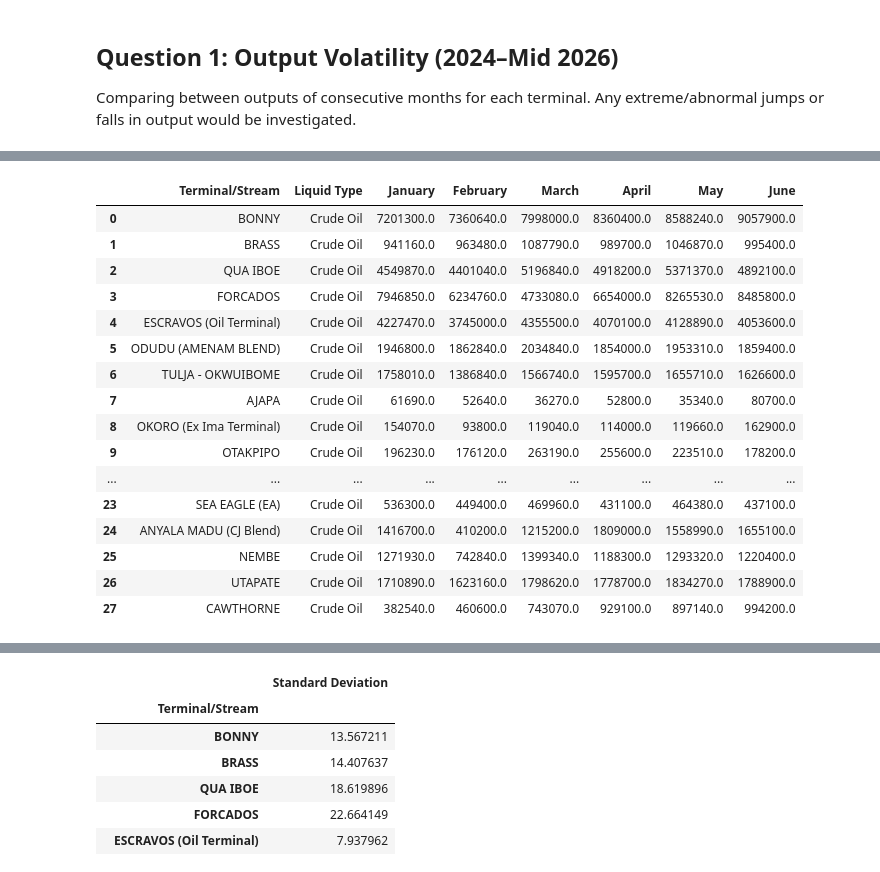
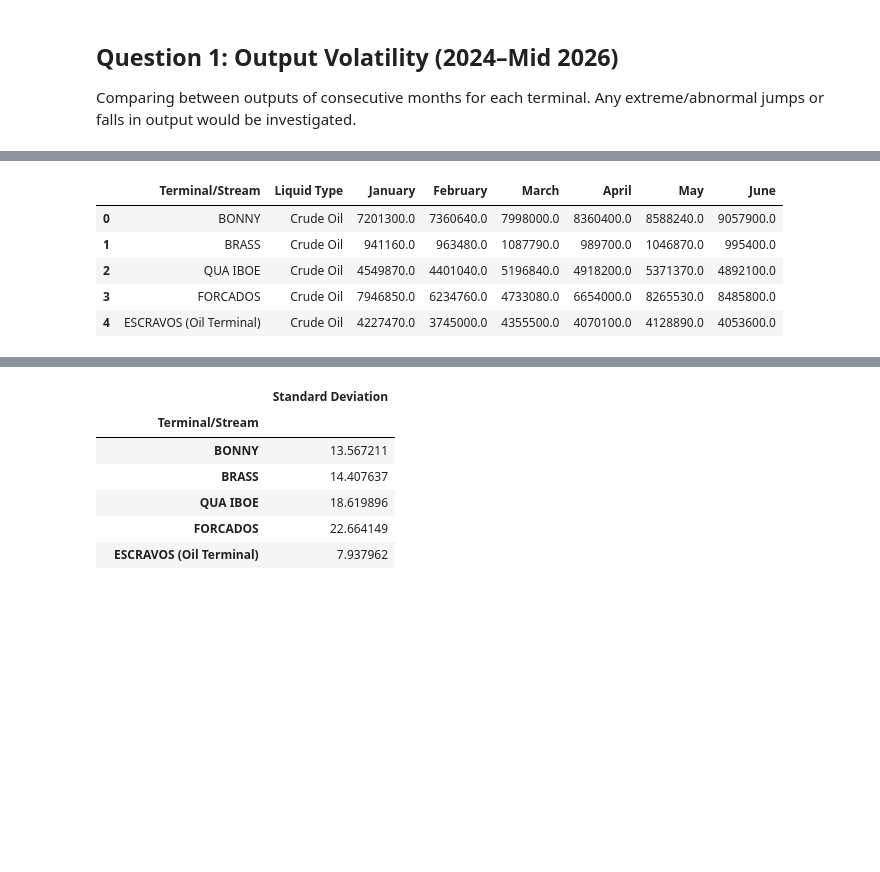
Before and after one commit to loteehenry/Oil-Production---Exploratory-Data-Analysis, a Jupyter notebook: notebooks/analysis.ipynb, the cells around one changed output, grey strips where cells are left out. Saved outputs shown, nothing was run; the diff lists cells and outputs as text; code cells hidden in the pictures; blank space fills up the shorter version.

```diff
--- a/notebooks/analysis.ipynb
+++ b/notebooks/analysis.ipynb
@@ -435,25 +435,14 @@ q1_df_2025.head()
 | 3 | FORCADOS | Crude Oil | 7997419.0 | 6919400.0 | 5798465.0 | 8409659.0 | 7089537.0 | 7901129.0 | 8059799.0 | 8084121.0 | ... |
 | 4 | ESCRAVOS (Oil Terminal) | Crude Oil | 4261436.0 | 3794400.0 | 4186992.0 | 4082589.0 | 4439405.0 | 4047894.0 | 4335432.0 | 4080954.0 | ... |
 # %%
-q1_df_2026
+q1_df_2026.head()
 # %% [output]
 |  | Terminal/Stream | Liquid Type | January | February | March | April | May | June |
 | 0 | BONNY | Crude Oil | 7201300.0 | 7360640.0 | 7998000.0 | 8360400.0 | 8588240.0 | 9057900.0 |
 | 1 | BRASS | Crude Oil | 941160.0 | 963480.0 | 1087790.0 | 989700.0 | 1046870.0 | 995400.0 |
 | 2 | QUA IBOE | Crude Oil | 4549870.0 | 4401040.0 | 5196840.0 | 4918200.0 | 5371370.0 | 4892100.0 |
 | 3 | FORCADOS | Crude Oil | 7946850.0 | 6234760.0 | 4733080.0 | 6654000.0 | 8265530.0 | 8485800.0 |
 | 4 | ESCRAVOS (Oil Terminal) | Crude Oil | 4227470.0 | 3745000.0 | 4355500.0 | 4070100.0 | 4128890.0 | 4053600.0 |
-| 5 | ODUDU (AMENAM BLEND) | Crude Oil | 1946800.0 | 1862840.0 | 2034840.0 | 1854000.0 | 1953310.0 | 1859400.0 |
-| 6 | TULJA - OKWUIBOME | Crude Oil | 1758010.0 | 1386840.0 | 1566740.0 | 1595700.0 | 1655710.0 | 1626600.0 |
-| 7 | AJAPA | Crude Oil | 61690.0 | 52640.0 | 36270.0 | 52800.0 | 35340.0 | 80700.0 |
-| 8 | OKORO (Ex Ima Terminal) | Crude Oil | 154070.0 | 93800.0 | 119040.0 | 114000.0 | 119660.0 | 162900.0 |
-| 9 | OTAKPIPO | Crude Oil | 196230.0 | 176120.0 | 263190.0 | 255600.0 | 223510.0 | 178200.0 |
-| ... | ... | ... | ... | ... | ... | ... | ... | ... |
-| 23 | SEA EAGLE (EA) | Crude Oil | 536300.0 | 449400.0 | 469960.0 | 431100.0 | 464380.0 | 437100.0 |
-| 24 | ANYALA MADU (CJ Blend) | Crude Oil | 1416700.0 | 410200.0 | 1215200.0 | 1809000.0 | 1558990.0 | 1655100.0 |
-| 25 | NEMBE | Crude Oil | 1271930.0 | 742840.0 | 1399340.0 | 1188300.0 | 1293320.0 | 1220400.0 |
-| 26 | UTAPATE | Crude Oil | 1710890.0 | 1623160.0 | 1798620.0 | 1778700.0 | 1834270.0 | 1788900.0 |
-| 27 | CAWTHORNE | Crude Oil | 382540.0 | 460600.0 | 743070.0 | 929100.0 | 897140.0 | 994200.0 |
 # %%
 months_2024 = q1_df_2024.columns[2:]
 months_2025 = q1_df_2025.columns[2:]
```
Also changed, not shown: parts of 9 cells of this notebook.
